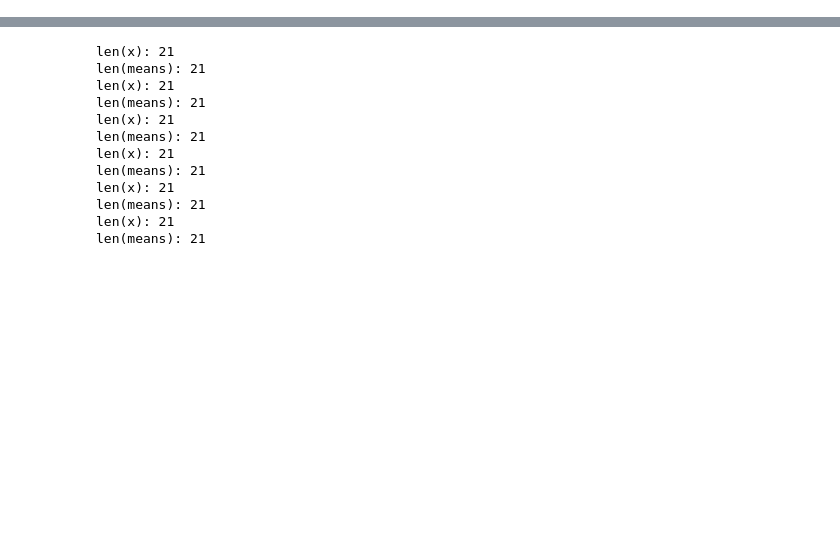
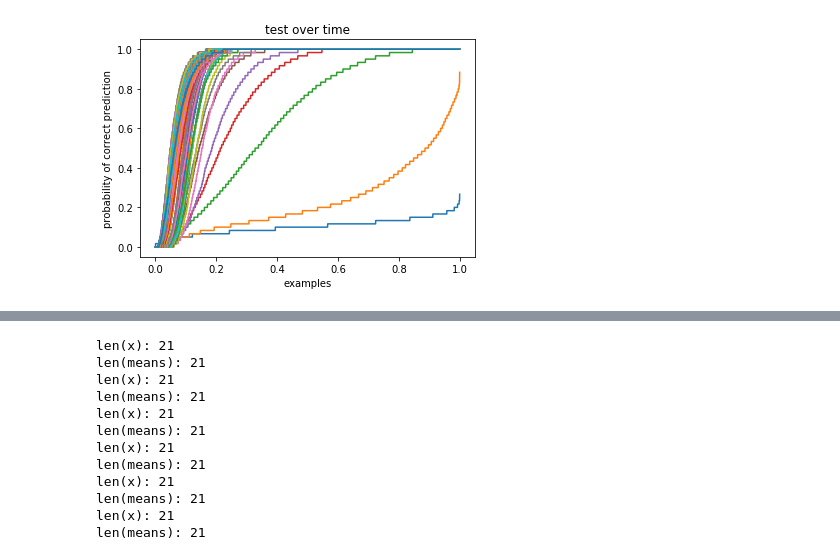
Before and after one commit to bradyneal/Bias-Variance, a Jupyter notebook: path_visuals1.ipynb, the cells around one changed output, grey strips where cells are left out. Drawn from its saved outputs; the diff is of its cells as text; code cells hidden in the pictures; blank space fills up the shorter version.

```diff
--- a/path_visuals1.ipynb
+++ b/path_visuals1.ipynb
@@ -44,0 +131,6 @@ def get_probs(bitmaps_list, idxs=None, sort=False):
+# %%
+# test over time (roughly the same as train)
+for i in range(120 + 1):
+    plot_opt_point_probs(test_ps[i], 'test over time')
+# %% [output]
+[figure, added]
```
Also changed, not shown: parts of 13 cells of this notebook, 1 other file.
